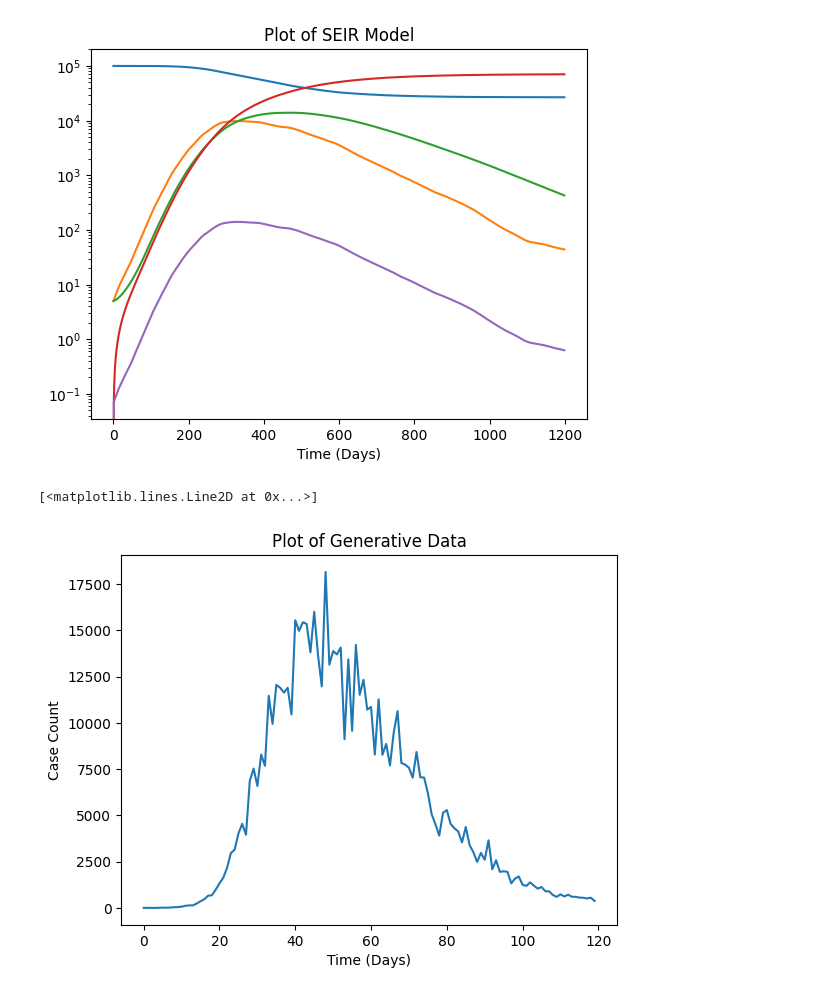
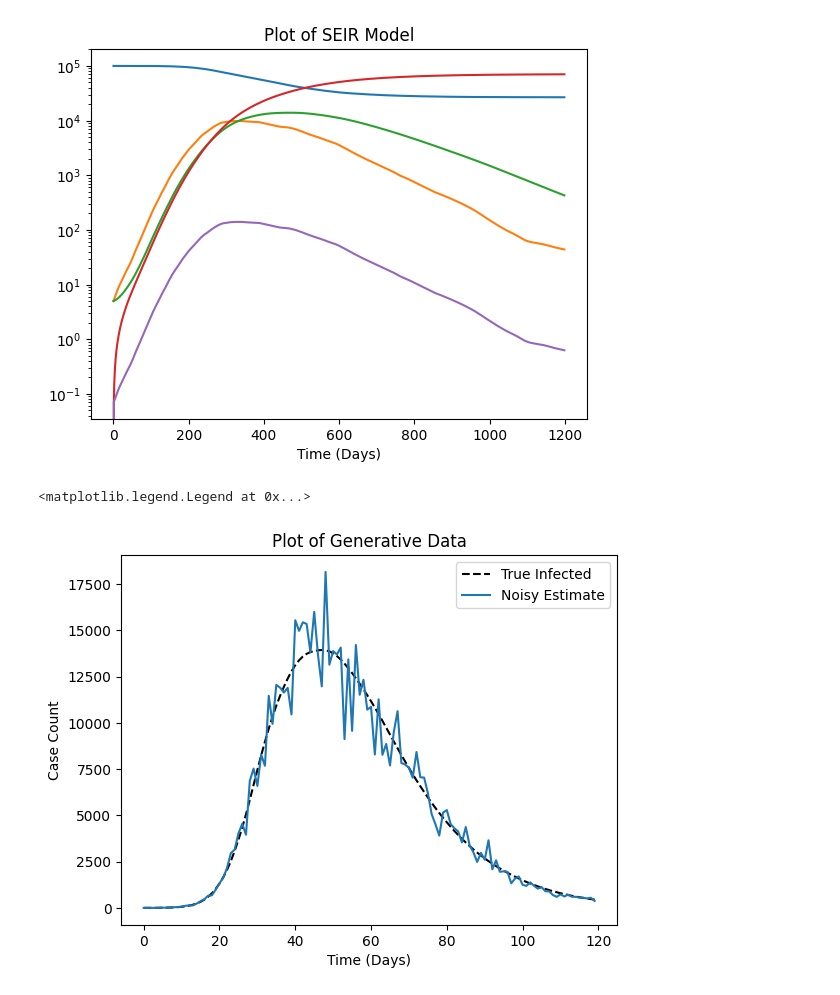
Before and after one commit to Averydx/PMCMC, a Jupyter notebook: examples/generative_data_OU.ipynb, the cells around one changed output. Cells and saved outputs as stored; diff of their text form; code cells hidden in the pictures.

```diff
--- a/examples/generative_data_OU.ipynb
+++ b/examples/generative_data_OU.ipynb
@@ -6,27 +7,36 @@ import pandas as pd
 '''Simulated Data, setting up the SIR model'''
 
 rng = np.random.default_rng(0)
-
-gamma = 1/14
-eta = 1/7
-q = 0.1
-mu = 0.004
+model_params = {'gamma':1/14,'eta':1/7,'q':0.1,'mu':0.004,'R':50}
 
 T = 120
 dt = 0.1
+
+SEIR_OU_model_params = jsonpickle.encode(model_params)
+
+with open("../param_sets/SEIR_OU_model_params.json", "w+") as f:
+    f.write(SEIR_OU_model_params)
+
 t_vec = np.arange(0,T,dt)
 
+'''IC'''
 N = 100_000
 I = 5
 E = 5
 
 '''OU params'''
-lam = 1/20
-mean_ou = -1.1
-sig = 0.2
+OU_params = {'lambda':1/20,'mean_ou':-1.1,'sig':0.2}
 
-print(f"Expectation: {np.exp(mean_ou + (sig**2)/2)}")
-print(f"Variance: {np.exp(sig**2 - 1) * np.exp(2 * mean_ou + sig**2)}")
+SEIR_OU_process_params = jsonpickle.encode(OU_params)
+with open("../param_sets/SEIR_OU_process_params.json", "w+") as f:
+    f.write(SEIR_OU_process_params)
+
+gamma,eta,q,mu,R = model_params.values()
+lam,mean_ou,sig = OU_params.values()
+
+print(f"Expectation of OU Process: {np.exp(mean_ou + (sig**2)/2)}")
+print(f"Variance of OU Process: {np.exp(sig**2 - 1) * np.exp(2 * mean_ou + sig**2)}")
+
 
 
 A = np.exp(-lam * dt)
@@ -74,16 +84,17 @@ pd.DataFrame(betas).to_csv('../data_sets/ou_betas_nbinom.csv',index = False)
 # %% [output]
 [figure]
 # %%
-r = 50
 
-data = np.expand_dims(rng.negative_binomial(n = r,p = r/(r + state[2,::int(1/dt)] + 0.005)),0)
+data = np.expand_dims(rng.negative_binomial(n = R,p = R/(R + state[2,::int(1/dt)] + 0.005)),0)
 
 plt.title('Plot of Generative Data')
 plt.xlabel('Time (Days)')
 plt.ylabel('Case Count')
-plt.plot(t_vec[::int(1/dt)],data.T)
+plt.plot(t_vec[::int(1/dt)],state[2,::int(1/dt)],'--',color = 'black',label = 'True Infected')
+plt.plot(t_vec[::int(1/dt)],data.T,label = 'Noisy Estimate')
+plt.legend()
 # %% [output]
-[<matplotlib.lines.Line2D at 0x...>]
+<matplotlib.legend.Legend at 0x...>
-[figure, old version]
+[figure, new version]
 # %%
 pd.DataFrame(data).to_csv('../data_sets/ou_data_nbinom.csv',index = False)
```
Also changed, not shown: parts of 3 cells of this notebook, 21 other files.
